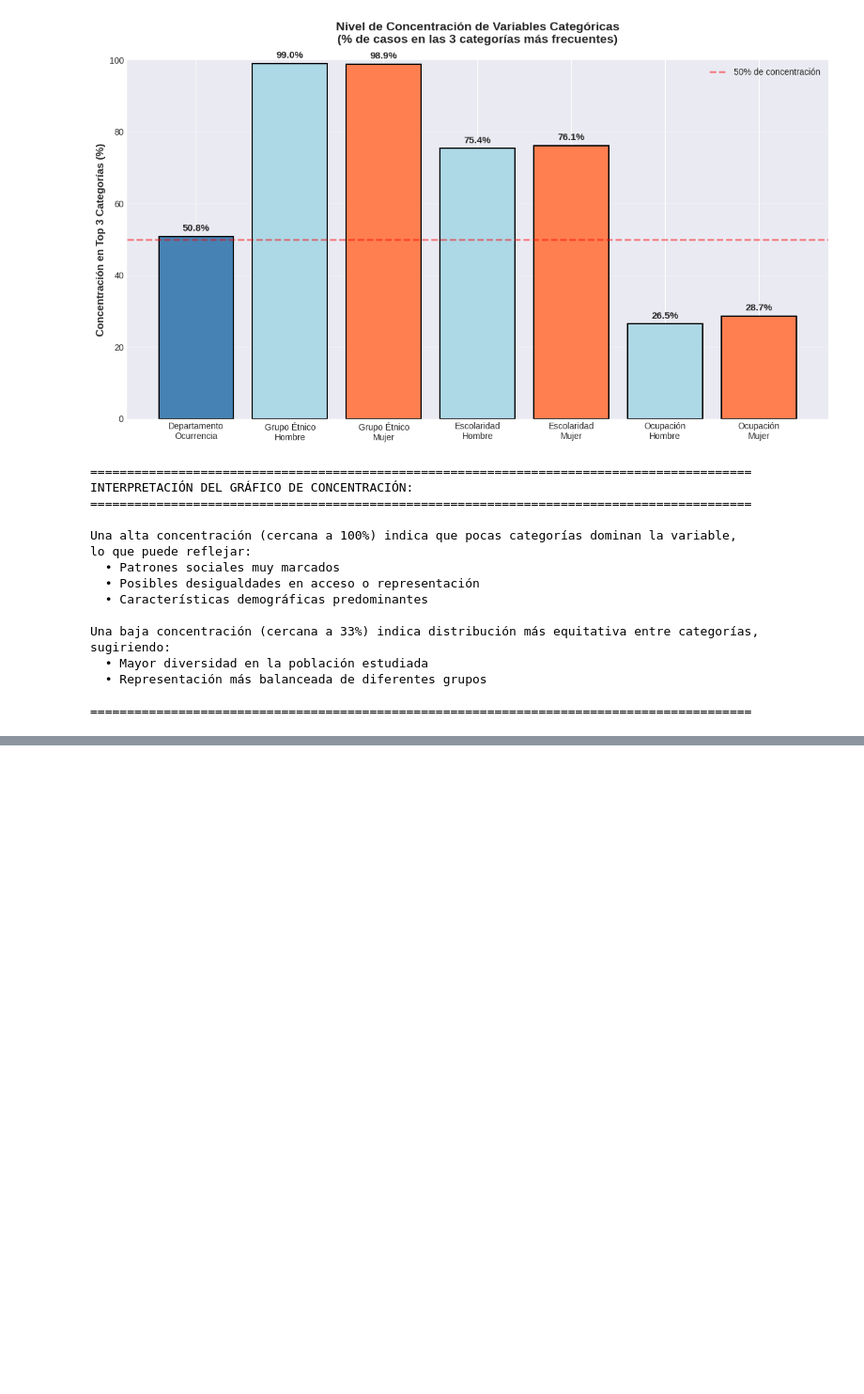
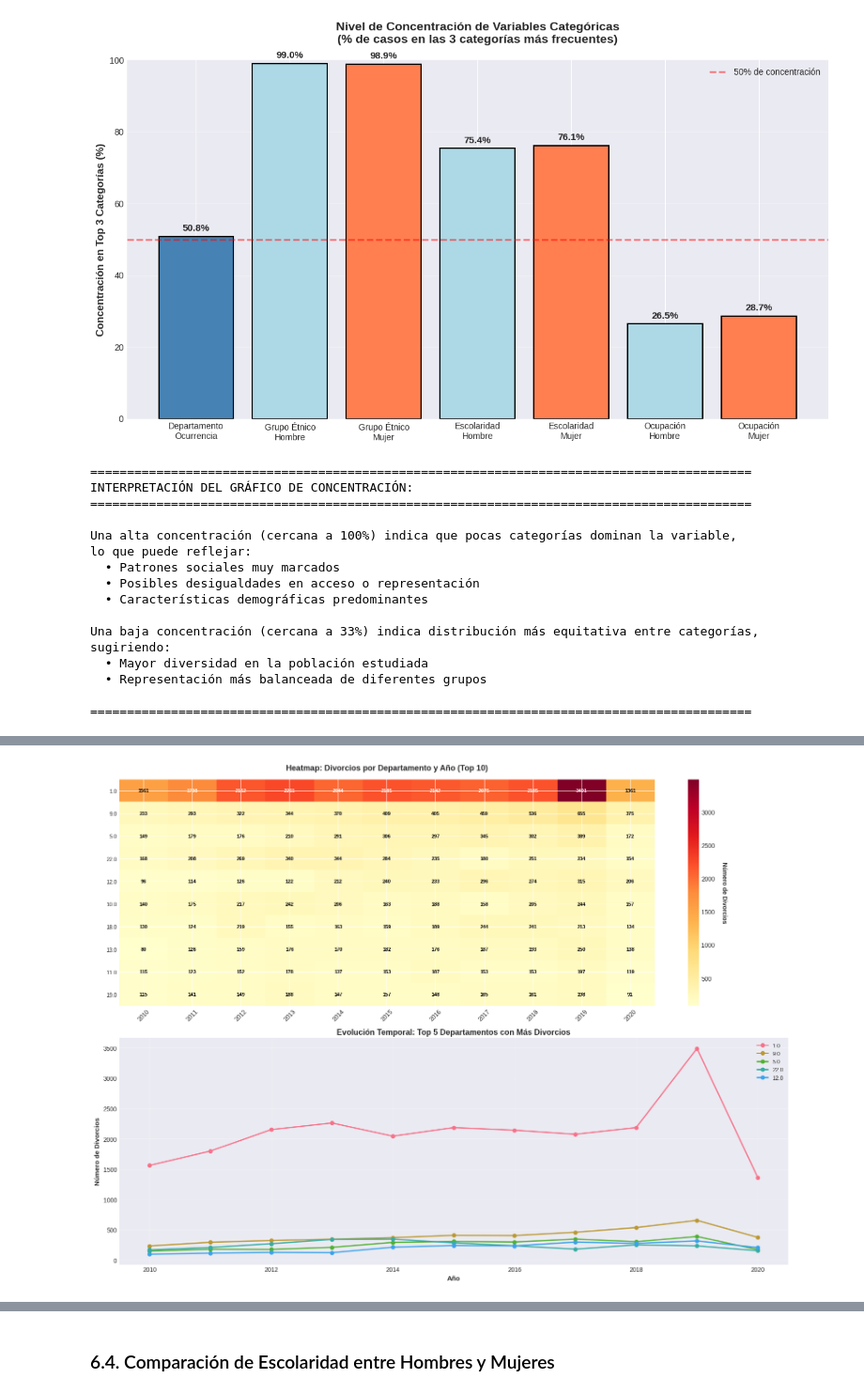
Before and after one commit to Tunchxz/CC3074-Proyecto-1, a Jupyter notebook: proyecto-1.ipynb, the cells around one changed output, grey strips where cells are left out. Shown at 94% size. Drawn from its saved outputs; the diff is of its cells as text; code cells hidden in the pictures; blank space fills up the shorter version.

```diff
--- a/proyecto-1.ipynb
+++ b/proyecto-1.ipynb
@@ -2619,0 +3021,70 @@ sugiriendo:
+# %%
+# Visualización: Distribución temporal por departamento
+if 'anioOcurrencia' in df_limpio.columns and 'df_year_depto' in locals():
+    fig, axes = plt.subplots(2, 1, figsize=(16, 12))
+
+    # Gráfico 1: Heatmap - Top 10 departamentos por año
+    tabla_top10_matrix = tabla_top10.iloc[:, :-1]  # Excluir columna 'All'
+
+    im = axes[0].imshow(tabla_top10_matrix.values, cmap='YlOrRd', aspect='auto')
+
+    # Configurar ejes
+    axes[0].set_xticks(range(len(tabla_top10_matrix.columns)))
+    axes[0].set_xticklabels(tabla_top10_matrix.columns, rotation=45)
+    axes[0].set_yticks(range(len(tabla_top10_matrix.index)))
+    axes[0].set_yticklabels([str(idx)[:25] for idx in tabla_top10_matrix.index], fontsize=9)
+
+    # Agregar valores en las celdas
+    for i in range(len(tabla_top10_matrix.index)):
+        for j in range(len(tabla_top10_matrix.columns)):
+            value = tabla_top10_matrix.iloc[i, j]
+            text_color = 'white' if value > tabla_top10_matrix.values.max() * 0.5 else 'black'
+            axes[0].text(j, i, int(value), ha='center', va='center',
+                        color=text_color, fontsize=8, fontweight='bold')
+
+    axes[0].set_title('Heatmap: Divorcios por Departamento y Año (Top 10)',
+                    fontweight='bold', fontsize=13, pad=15)
+
+    # Colorbar
+    cbar = plt.colorbar(im, ax=axes[0])
+    cbar.set_label('Número de Divorcios', rotation=270, labelpad=20, fontweight='bold')
+
+    # Gráfico 2: Líneas temporales para top 5 departamentos
+    top5_deptos = tabla_year_depto.iloc[:-1]['All'].nlargest(5).index
+
+    for depto in top5_deptos:
+        years = [y for y in tabla_year_depto.columns[:-1] if isinstance(y, (int, float))]
+        values = [tabla_year_depto.loc[depto, y] for y in years]
+        axes[1].plot(years, values, marker='o', linewidth=2, label=str(depto)[:20], markersize=6)
+
+    axes[1].set_xlabel('Año', fontweight='bold', fontsize=11)
+    axes[1].set_ylabel('Número de Divorcios', fontweight='bold', fontsize=11)
+    axes[1].set_title('Evolución Temporal: Top 5 Departamentos con Más Divorcios',
+                    fontweight='bold', fontsize=13)
+    axes[1].legend(loc='best', fontsize=9)
+    axes[1].grid(True, alpha=0.3)
+
+    plt.tight_layout()
+    plt.show()
+
+    print("\n- INTERPRETACIÓN:")
+    print("-" * 90)
+    print("""
+    1. Concentración Geográfica Persistente: Los mismos departamentos (típicamente urbanos)
+    mantienen altos volúmenes de divorcios a lo largo del tiempo.
+
+    2. Tendencias Temporales: Se observan patrones de crecimiento o estabilización que pueden
+        reflejar cambios legislativos, sociales o de acceso a servicios jurídicos.
+
+    3. Eventos Atípicos: Años con aumentos o caídas significativas pueden estar relacionados
+        con eventos sociales, económicos o cambios en el sistema judicial.
+
+    4. Disparidades Regionales: La brecha entre departamentos con más y menos divorcios
+        refleja desigualdades en acceso a justicia y diferencias socioculturales.
+    """)
+else:
+    print("\n-  No se pudo generar la visualización temporal.")
+
+print("="*90)
+# %% [output]
+[figure, added]
@@ -2619,0 +3107,2 @@ sugiriendo:
+# %% [markdown]
+### 6.4. Comparación de Escolaridad entre Hombres y Mujeres
```
Also changed, not shown: parts of 15 cells of this notebook.
